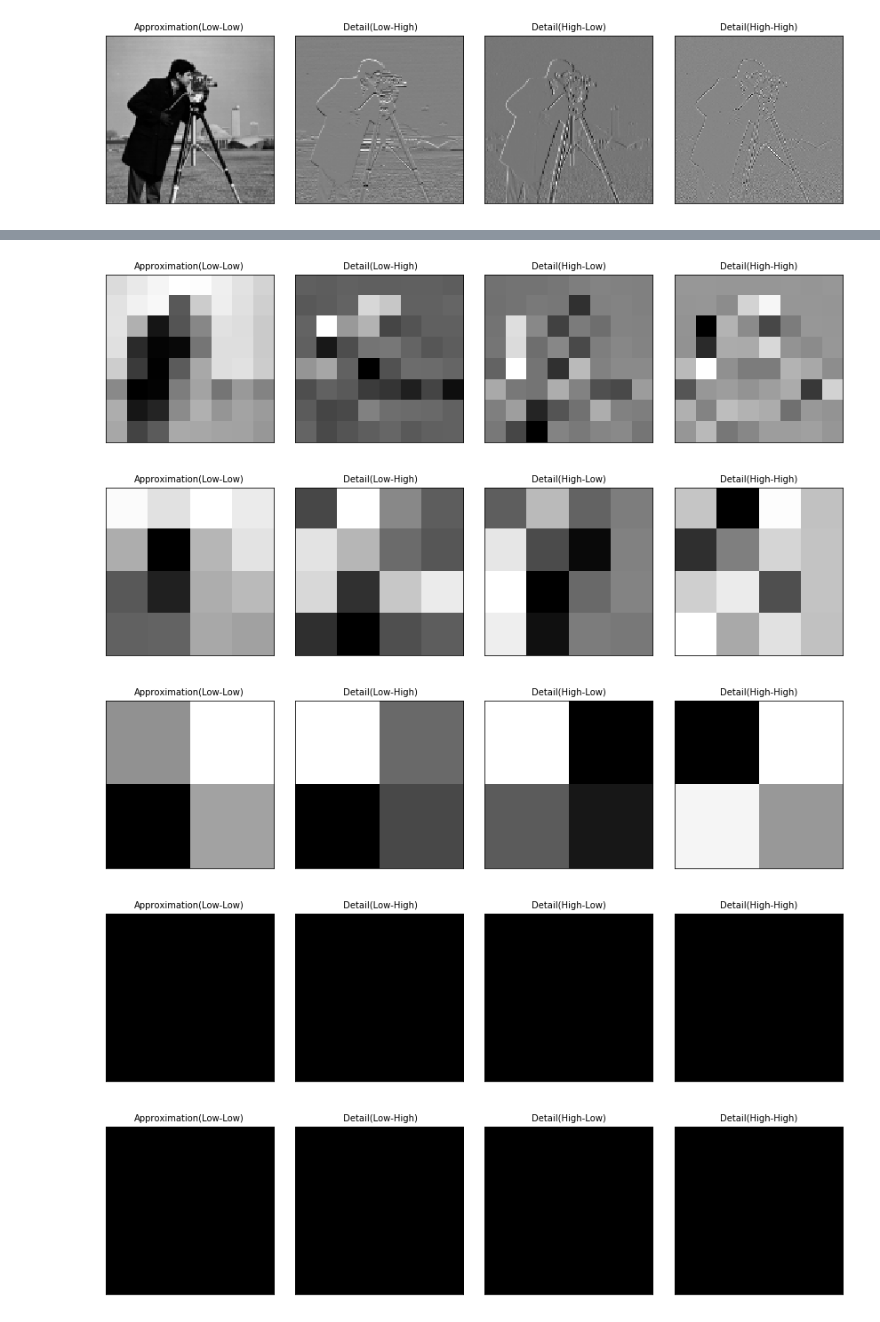
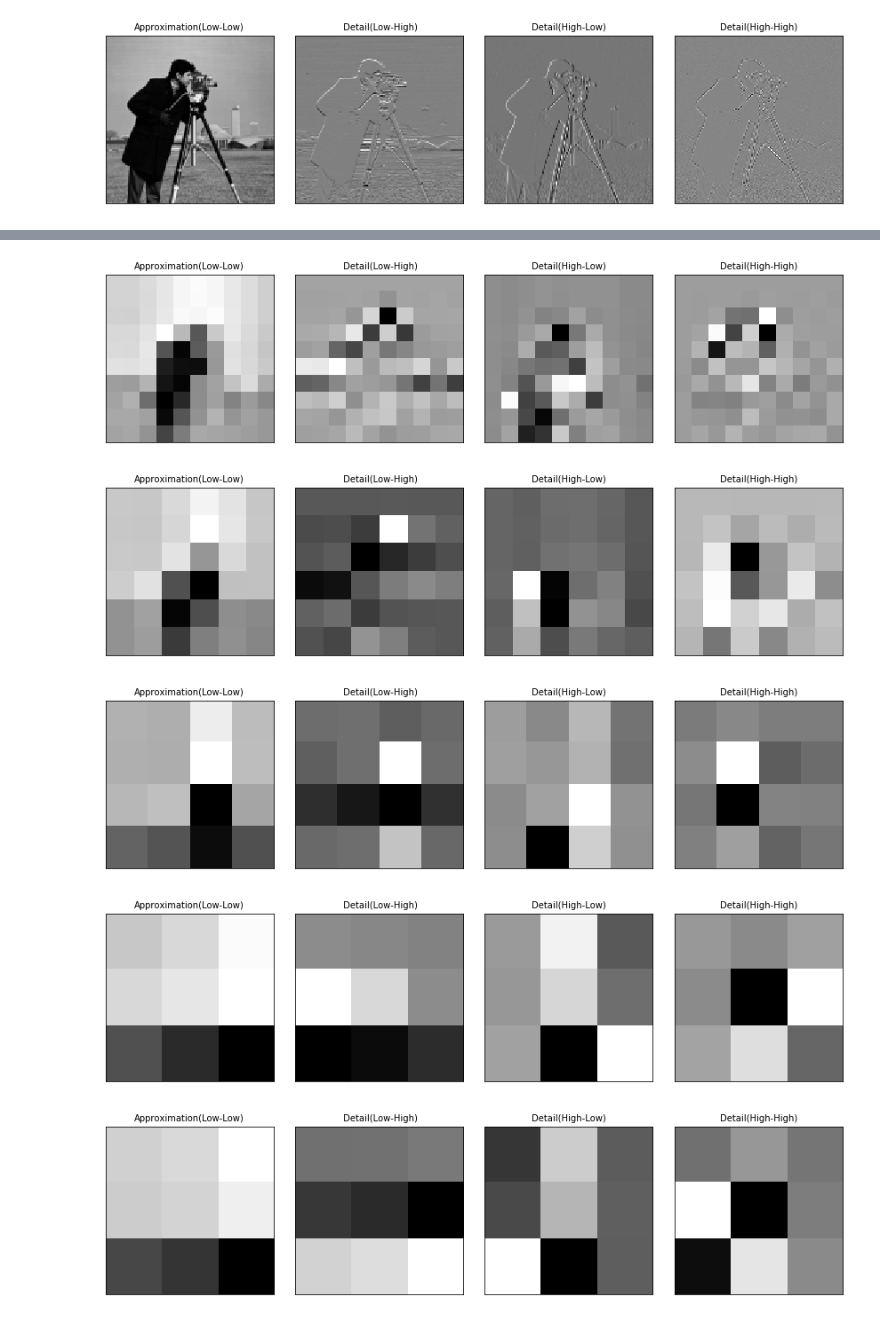
Before and after one commit to abhon/DSGA_1013_Final_Project, a Jupyter notebook: Code/Wavelet_Transform_Images.ipynb, the cells around one changed output, grey strips where cells are left out. Saved outputs shown, nothing was run; the diff lists cells and outputs as text; code cells hidden in the pictures.

```diff
--- a/Code/Wavelet_Transform_Images.ipynb
+++ b/Code/Wavelet_Transform_Images.ipynb
@@ -80,7 +80,7 @@ image = original
 titles = ['Approximation(Low-Low)', ' Detail(Low-High)',
           'Detail(High-Low)', 'Detail(High-High)']
 for i in range(10):
-    coeffs = pywt.dwt2(image, 'haar')
+    coeffs = pywt.dwt2(image, 'db2')
     LL, (LH, HL, HH) = coeffs
     fig = plt.figure(figsize=(12, 3))
     for i, a in enumerate([LL, LH, HL, HH]):
@@ -102,5 +102,5 @@ for i in range(10):
-[figure, old version]
+[figure, new version]
-[figure, old version]
+[figure, new version]
-[figure, old version]
+[figure, new version]
-[figure, old version]
+[figure, new version]
-[figure, old version]
+[figure, new version]
```
Also changed, not shown: parts of 2 cells of this notebook, 3 other files.
